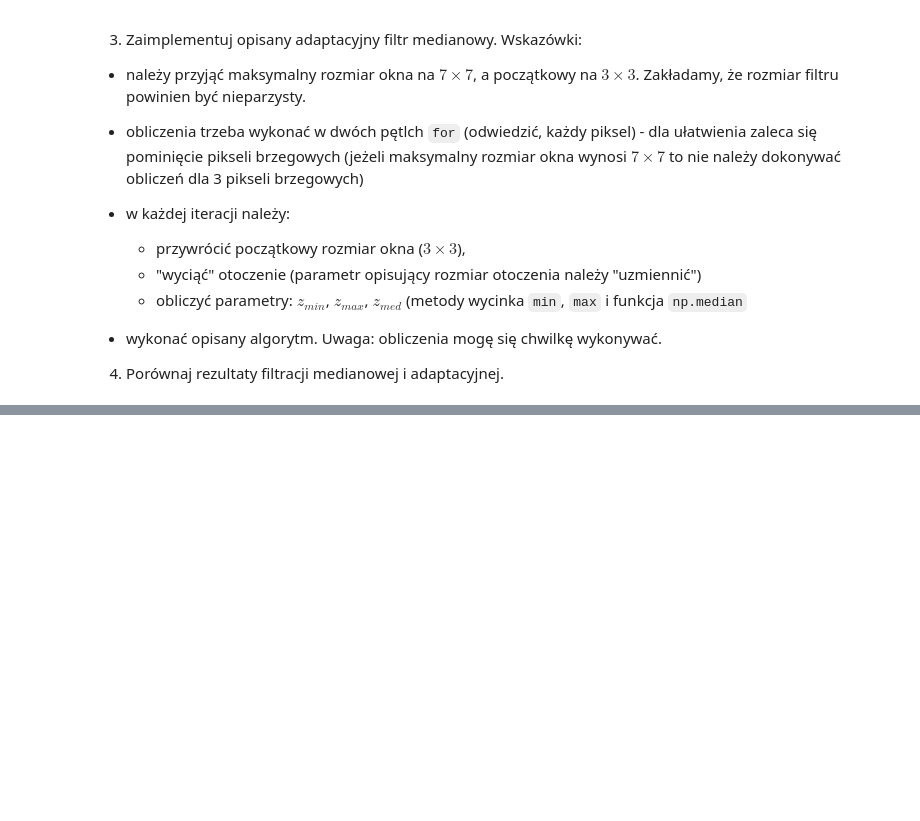
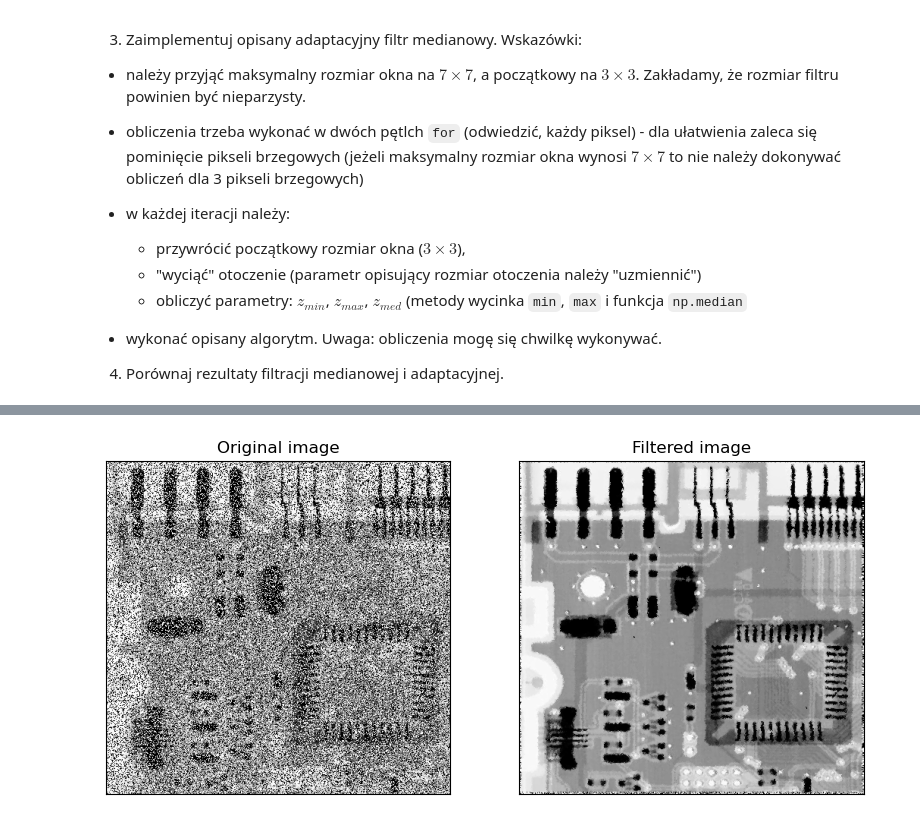
Before and after one commit to Szaroslav/introduction-to-digital-image-processing-agh-cs-course, a Jupyter notebook: lab6/lab6-home-assignment2.ipynb, the cells around one changed output, grey strips where cells are left out. Cells and saved outputs as stored; diff of their text form; code cells hidden in the pictures; blank space fills up the shorter version.

```diff
--- a/lab6/lab6-home-assignment2.ipynb
+++ b/lab6/lab6-home-assignment2.ipynb
@@ -96,0 +122,28 @@ for filename in filenames:
+# %%
+def filter_median_adaptive(image, initial_kernel_size=3, max_kernel_size=7):
+  def get_pixel_value(i, j, kernel_size):
+    delta = kernel_size // 2
+    S = image[i - delta:i + delta + 1, j - delta : j + delta +1]
+
+    z_min = np.min(S)
+    z_max = np.max(S)
+    z_med = np.median(S)
+    z_ij  = image[i, j]
+
+    if z_min < z_med < z_max:
+      return z_ij if z_min < z_ij < z_max else z_med
+    else:
+      if kernel_size + 2 <= max_kernel_size:
+        return get_pixel_value(i, j, kernel_size + 2)
+      else:
+        return z_med
+
+  h, w           = image.shape
+  image_filtered = image.copy()
+  delta          = max_kernel_size // 2
+
+  for i in range(delta, h - delta):
+    for j in range(delta, w - delta):
+      image_filtered[i, j] = get_pixel_value(i, j, initial_kernel_size)
+
+  return image_filtered
@@ -96,0 +159,5 @@ for filename in filenames:
+# %%
+image_filtered = filter_median_adaptive(image)
+show_images_prepost(image, image_filtered)
+# %% [output]
+[figure, added]
```
Also changed, not shown: parts of 2 cells of this notebook.
